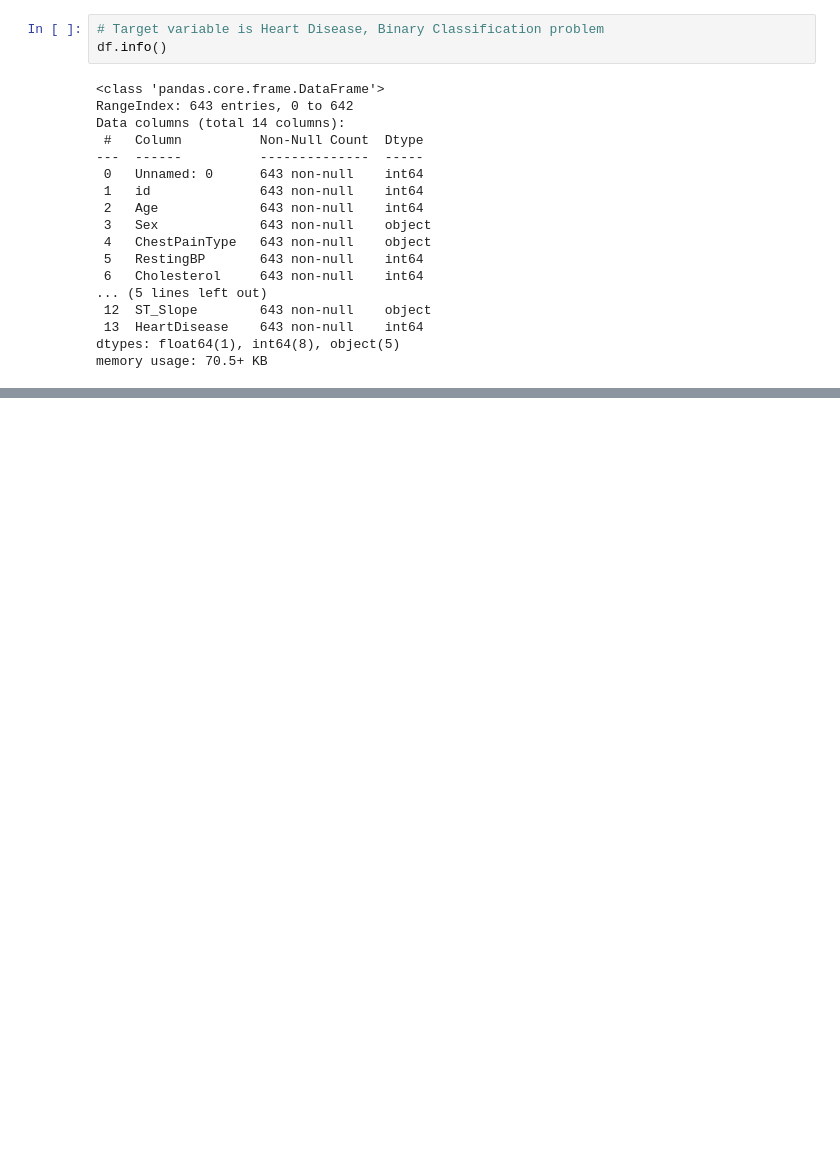
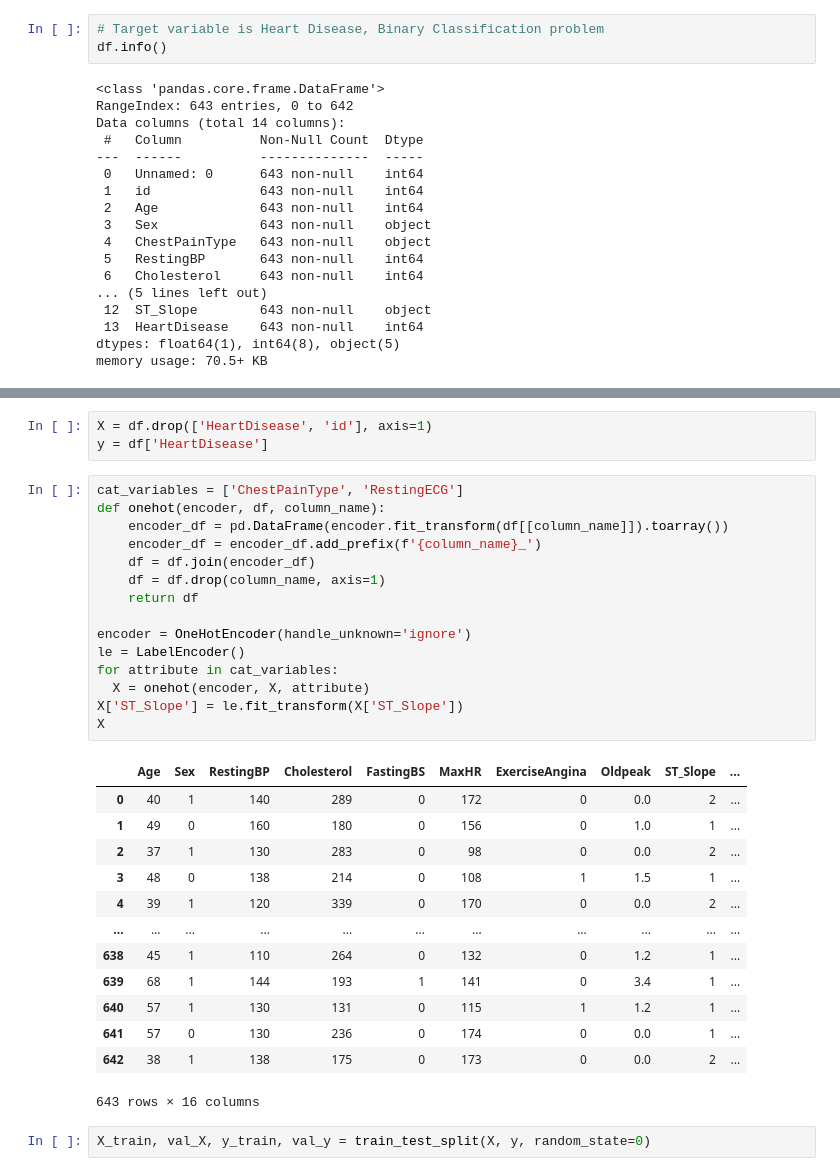
Before and after one commit to Morganh201/HeartDisease, a Jupyter notebook: Untitled.ipynb, the cells around one changed output, grey strips where cells are left out. Saved outputs shown, nothing was run; the diff lists cells and outputs as text; blank space fills up the shorter version.

```diff
--- a/Untitled.ipynb
+++ b/Untitled.ipynb
@@ -35,0 +73,34 @@ memory usage: 70.5+ KB
+# %%
+X = df.drop(['HeartDisease', 'id'], axis=1)
+y = df['HeartDisease']
+# %%
+cat_variables = ['ChestPainType', 'RestingECG']
+def onehot(encoder, df, column_name):
+    encoder_df = pd.DataFrame(encoder.fit_transform(df[[column_name]]).toarray())
+    encoder_df = encoder_df.add_prefix(f'{column_name}_')
+    df = df.join(encoder_df)
+    df = df.drop(column_name, axis=1)
+    return df
+
+encoder = OneHotEncoder(handle_unknown='ignore')
+le = LabelEncoder()
+for attribute in cat_variables:
+  X = onehot(encoder, X, attribute)
+X['ST_Slope'] = le.fit_transform(X['ST_Slope'])
+X
+# %% [output]
+|  | Age | Sex | RestingBP | Cholesterol | FastingBS | MaxHR | ExerciseAngina | Oldpeak | ST_Slope | ... |
+| 0 | 40 | 1 | 140 | 289 | 0 | 172 | 0 | 0.0 | 2 | ... |
+| 1 | 49 | 0 | 160 | 180 | 0 | 156 | 0 | 1.0 | 1 | ... |
+| 2 | 37 | 1 | 130 | 283 | 0 | 98 | 0 | 0.0 | 2 | ... |
+| 3 | 48 | 0 | 138 | 214 | 0 | 108 | 1 | 1.5 | 1 | ... |
+| 4 | 39 | 1 | 120 | 339 | 0 | 170 | 0 | 0.0 | 2 | ... |
+| ... | ... | ... | ... | ... | ... | ... | ... | ... | ... | ... |
+| 638 | 45 | 1 | 110 | 264 | 0 | 132 | 0 | 1.2 | 1 | ... |
+| 639 | 68 | 1 | 144 | 193 | 1 | 141 | 0 | 3.4 | 1 | ... |
+| 640 | 57 | 1 | 130 | 131 | 0 | 115 | 1 | 1.2 | 1 | ... |
+| 641 | 57 | 0 | 130 | 236 | 0 | 174 | 0 | 0.0 | 1 | ... |
+| 642 | 38 | 1 | 138 | 175 | 0 | 173 | 0 | 0.0 | 2 | ... |
+643 rows × 16 columns
+# %%
+X_train, val_X, y_train, val_y = train_test_split(X, y, random_state=0)
```
Also changed, not shown: parts of 4 cells of this notebook.
